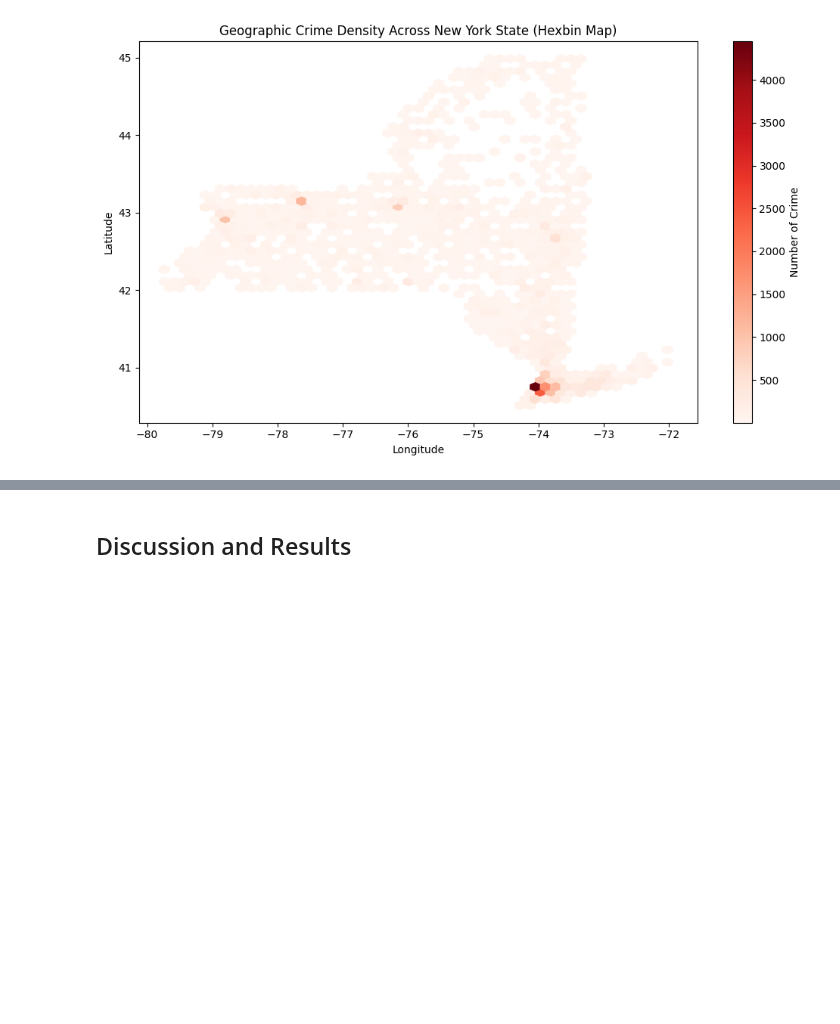
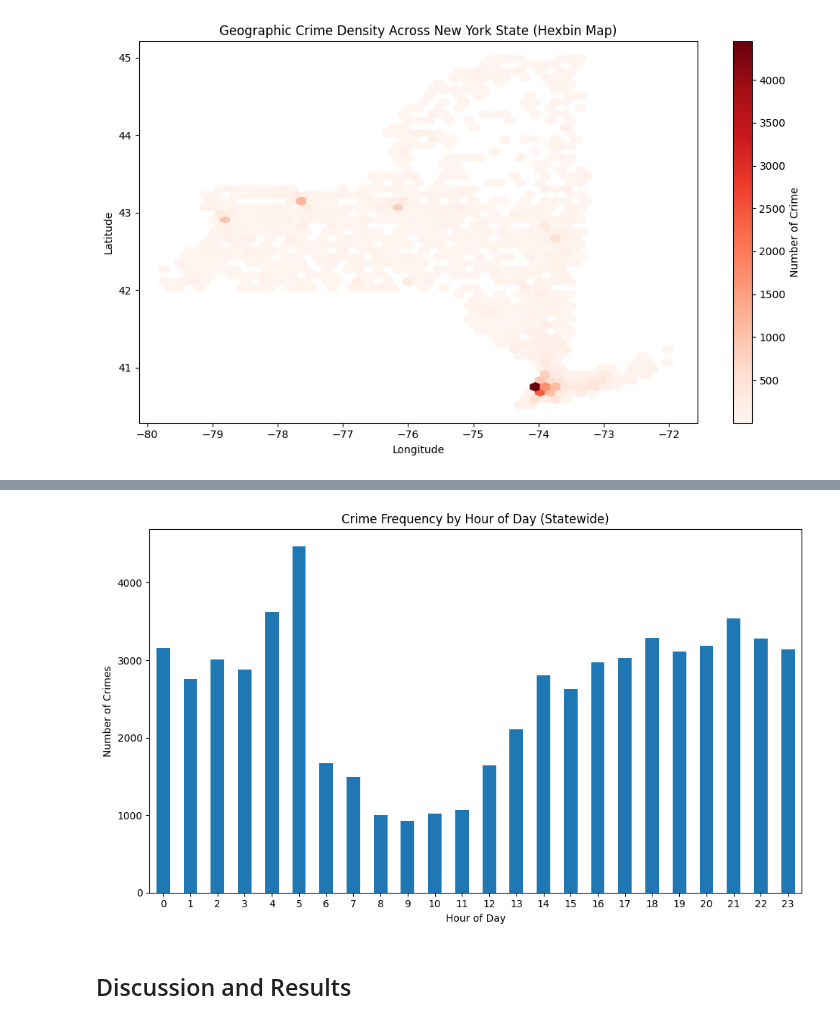
Before and after one commit to Ashliz1/NYC-Crime-Data---Group-10-, a Jupyter notebook: term_project_starter.ipynb, the cells around one changed output, grey strips where cells are left out. Drawn from its saved outputs; the diff is of its cells as text; code cells hidden in the pictures; blank space fills up the shorter version.

Commit message:
Added statewide crime by hour - bar chart

```diff
--- a/term_project_starter.ipynb
+++ b/term_project_starter.ipynb
@@ -340,3 +340,8 @@ plt.tight_layout()
 plt.show()
 # %% [output]
 [figure]
+# %%
+# Crime Frequency by Hour of Day (Statewide)
+# counts crime reported for each housr of the day across New York State.
+hour_counts = df["hour"].value_counts().sort_index()
+hour_counts
@@ -343,3 +368,17 @@ plt.show()
+# %%
+# Using Bar chart to show what time of day the most crime happens
+
+plt.figure(figsize=(10,6))
+hour_counts.plot(kind="bar")
+
+plt.title("Crime Frequency by Hour of Day (Statewide)")
+plt.xlabel("Hour of Day")
+plt.ylabel("Number of Crimes")
+plt.xticks(rotation=0)
+plt.tight_layout()
+plt.show()
+# %% [output]
+[figure, added]
 # %% [markdown]
 ## Discussion and Results
 # %% [markdown]
```
Also changed, not shown: parts of 1 cell of this notebook.
